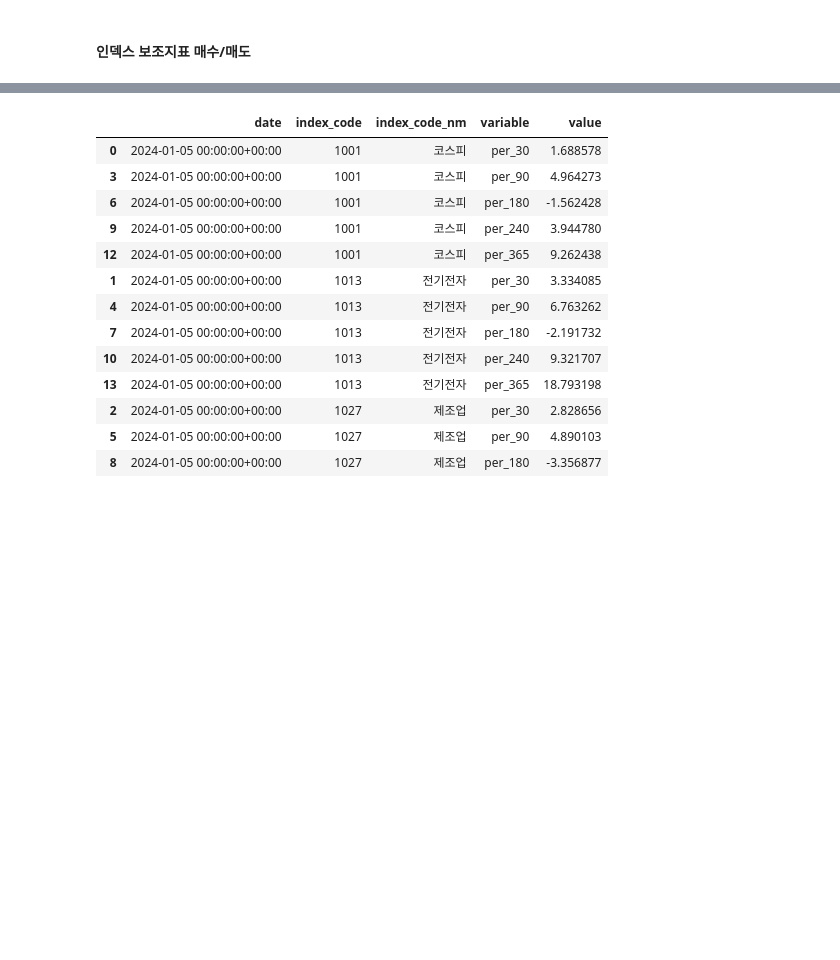
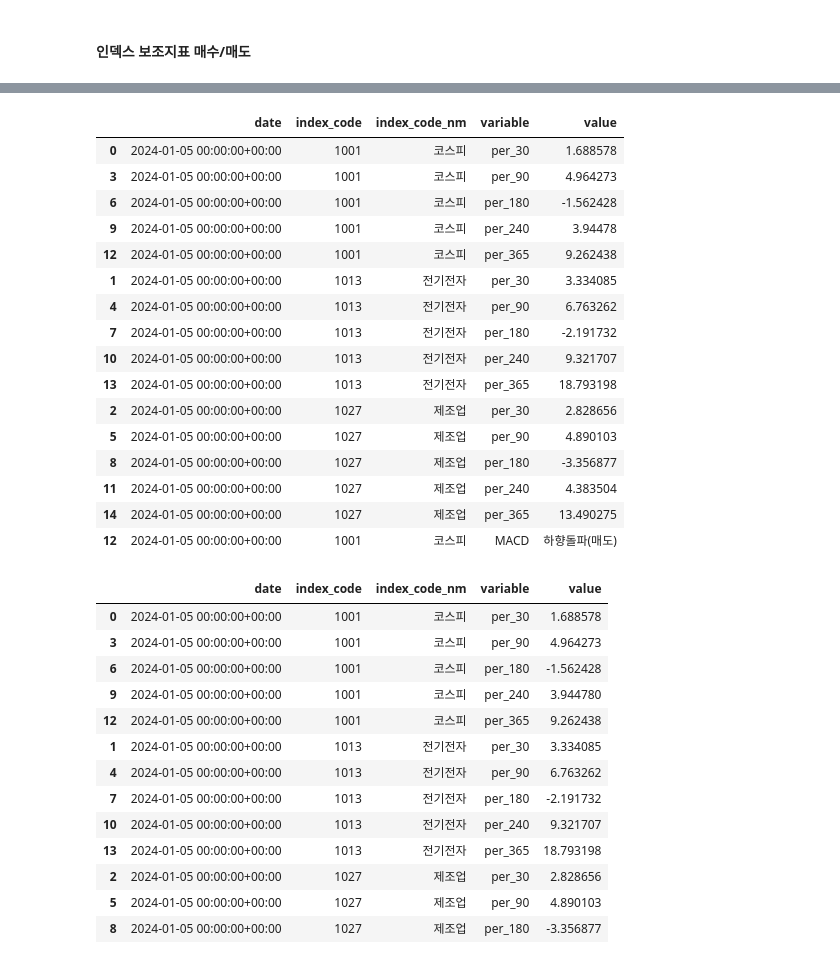
Before and after one commit to Unfinishedgod/finance_mlops, a Jupyter notebook: jupyter/indicator_setup.ipynb, the cells around one changed output, grey strips where cells are left out. Saved outputs shown, nothing was run; the diff lists cells and outputs as text; code cells hidden in the pictures; blank space fills up the shorter version.

```diff
--- a/jupyter/indicator_setup.ipynb
+++ b/jupyter/indicator_setup.ipynb
@@ -375,3 +378,23 @@ stock_indicator
+# %%
+pd.concat([index_per,index_indicator])
+# %% [output]
+|  | date | index_code | index_code_nm | variable | value |
+| 0 | 2024-01-05 00:00:00+00:00 | 1001 | 코스피 | per_30 | 1.688578 |
+| 3 | 2024-01-05 00:00:00+00:00 | 1001 | 코스피 | per_90 | 4.964273 |
+| 6 | 2024-01-05 00:00:00+00:00 | 1001 | 코스피 | per_180 | -1.562428 |
+| 9 | 2024-01-05 00:00:00+00:00 | 1001 | 코스피 | per_240 | 3.94478 |
+| 12 | 2024-01-05 00:00:00+00:00 | 1001 | 코스피 | per_365 | 9.262438 |
+| 1 | 2024-01-05 00:00:00+00:00 | 1013 | 전기전자 | per_30 | 3.334085 |
+| 4 | 2024-01-05 00:00:00+00:00 | 1013 | 전기전자 | per_90 | 6.763262 |
+| 7 | 2024-01-05 00:00:00+00:00 | 1013 | 전기전자 | per_180 | -2.191732 |
+| 10 | 2024-01-05 00:00:00+00:00 | 1013 | 전기전자 | per_240 | 9.321707 |
+| 13 | 2024-01-05 00:00:00+00:00 | 1013 | 전기전자 | per_365 | 18.793198 |
+| 2 | 2024-01-05 00:00:00+00:00 | 1027 | 제조업 | per_30 | 2.828656 |
+| 5 | 2024-01-05 00:00:00+00:00 | 1027 | 제조업 | per_90 | 4.890103 |
+| 8 | 2024-01-05 00:00:00+00:00 | 1027 | 제조업 | per_180 | -3.356877 |
+| 11 | 2024-01-05 00:00:00+00:00 | 1027 | 제조업 | per_240 | 4.383504 |
+| 14 | 2024-01-05 00:00:00+00:00 | 1027 | 제조업 | per_365 | 13.490275 |
+| 12 | 2024-01-05 00:00:00+00:00 | 1001 | 코스피 | MACD | 하향돌파(매도) |
 # %%
 index_per
 # %% [output]
```
Also changed, not shown: parts of 5 cells of this notebook.
